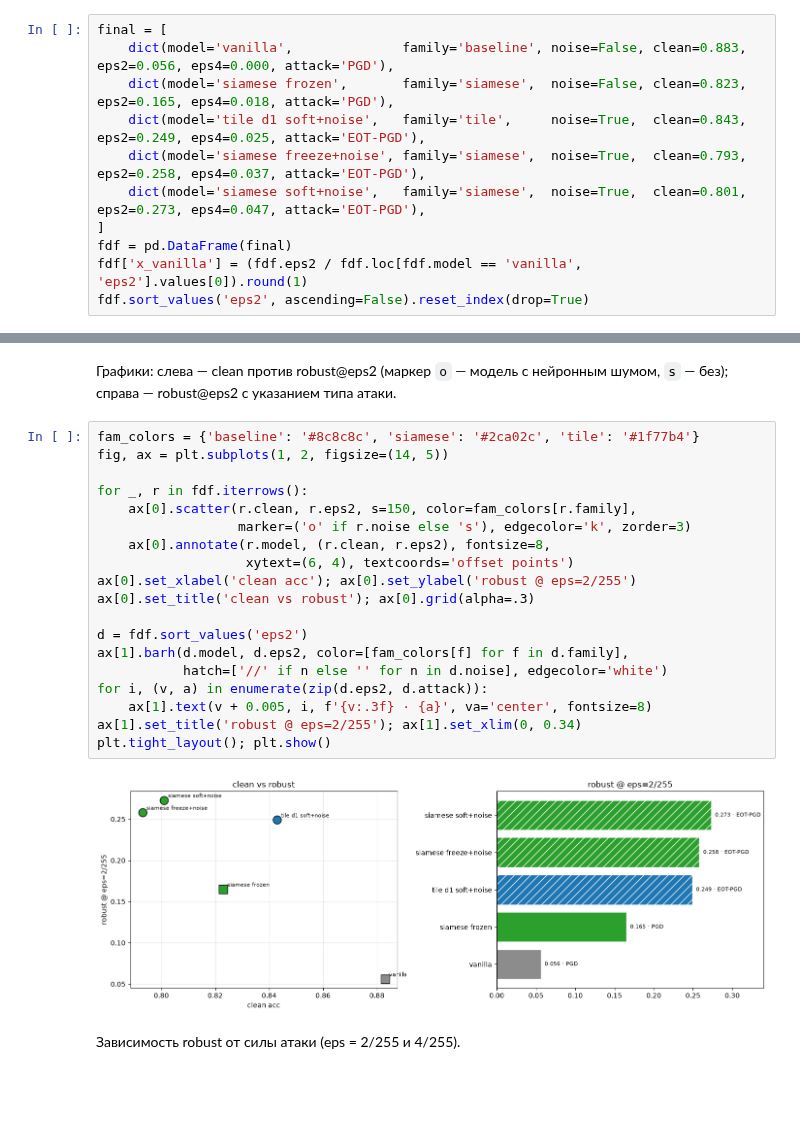
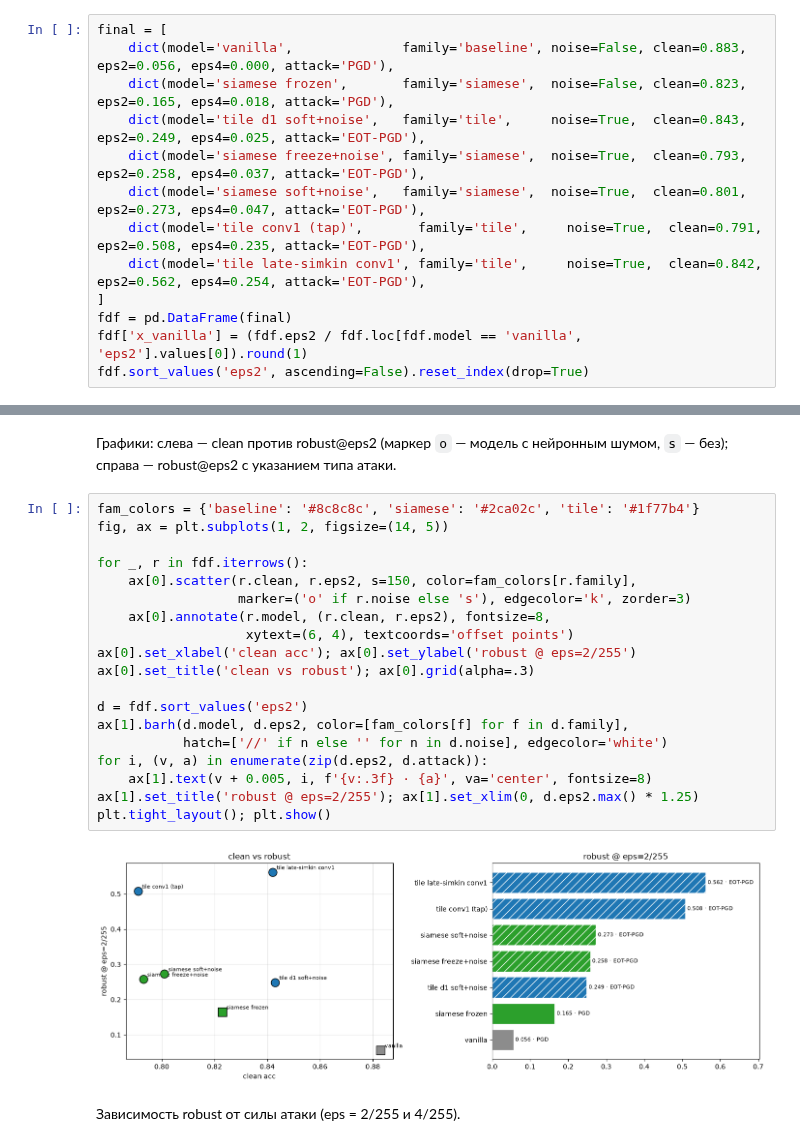
Before and after one commit to tarakanov517/CV_JND_based_approach, a Jupyter notebook: notebooks/compare_experiments.ipynb, the cells around one changed output, grey strips where cells are left out. Saved outputs shown, nothing was run; the diff lists cells and outputs as text; blank space fills up the shorter version.

```diff
--- a/notebooks/compare_experiments.ipynb
+++ b/notebooks/compare_experiments.ipynb
@@ -39,6 +42,8 @@ final = [
     dict(model='tile d1 soft+noise',   family='tile',     noise=True,  clean=0.843, eps2=0.249, eps4=0.025, attack='EOT-PGD'),
     dict(model='siamese freeze+noise', family='siamese',  noise=True,  clean=0.793, eps2=0.258, eps4=0.037, attack='EOT-PGD'),
     dict(model='siamese soft+noise',   family='siamese',  noise=True,  clean=0.801, eps2=0.273, eps4=0.047, attack='EOT-PGD'),
+    dict(model='tile conv1 (tap)',       family='tile',     noise=True,  clean=0.791, eps2=0.508, eps4=0.235, attack='EOT-PGD'),
+    dict(model='tile late-simkin conv1', family='tile',     noise=True,  clean=0.842, eps2=0.562, eps4=0.254, attack='EOT-PGD'),
 ]
 fdf = pd.DataFrame(final)
 fdf['x_vanilla'] = (fdf.eps2 / fdf.loc[fdf.model == 'vanilla', 'eps2'].values[0]).round(1)
@@ -56,24 +63,24 @@ fdf.sort_values('eps2', ascending=False).reset_index(drop=True)
 # %%
 fam_colors = {'baseline': '#8c8c8c', 'siamese': '#2ca02c', 'tile': '#1f77b4'}
 fig, ax = plt.subplots(1, 2, figsize=(14, 5))
 
 for _, r in fdf.iterrows():
     ax[0].scatter(r.clean, r.eps2, s=150, color=fam_colors[r.family],
                   marker=('o' if r.noise else 's'), edgecolor='k', zorder=3)
     ax[0].annotate(r.model, (r.clean, r.eps2), fontsize=8,
                    xytext=(6, 4), textcoords='offset points')
 ax[0].set_xlabel('clean acc'); ax[0].set_ylabel('robust @ eps=2/255')
 ax[0].set_title('clean vs robust'); ax[0].grid(alpha=.3)
 
 d = fdf.sort_values('eps2')
 ax[1].barh(d.model, d.eps2, color=[fam_colors[f] for f in d.family],
            hatch=['//' if n else '' for n in d.noise], edgecolor='white')
 for i, (v, a) in enumerate(zip(d.eps2, d.attack)):
     ax[1].text(v + 0.005, i, f'{v:.3f} · {a}', va='center', fontsize=8)
-ax[1].set_title('robust @ eps=2/255'); ax[1].set_xlim(0, 0.34)
+ax[1].set_title('robust @ eps=2/255'); ax[1].set_xlim(0, d.eps2.max() * 1.25)
 plt.tight_layout(); plt.show()
 # %% [output]
-[figure, old version]
+[figure, new version]
 # %% [markdown]
 Зависимость robust от силы атаки (eps = 2/255 и 4/255).
 # %%
```
Also changed, not shown: parts of 6 cells of this notebook.
